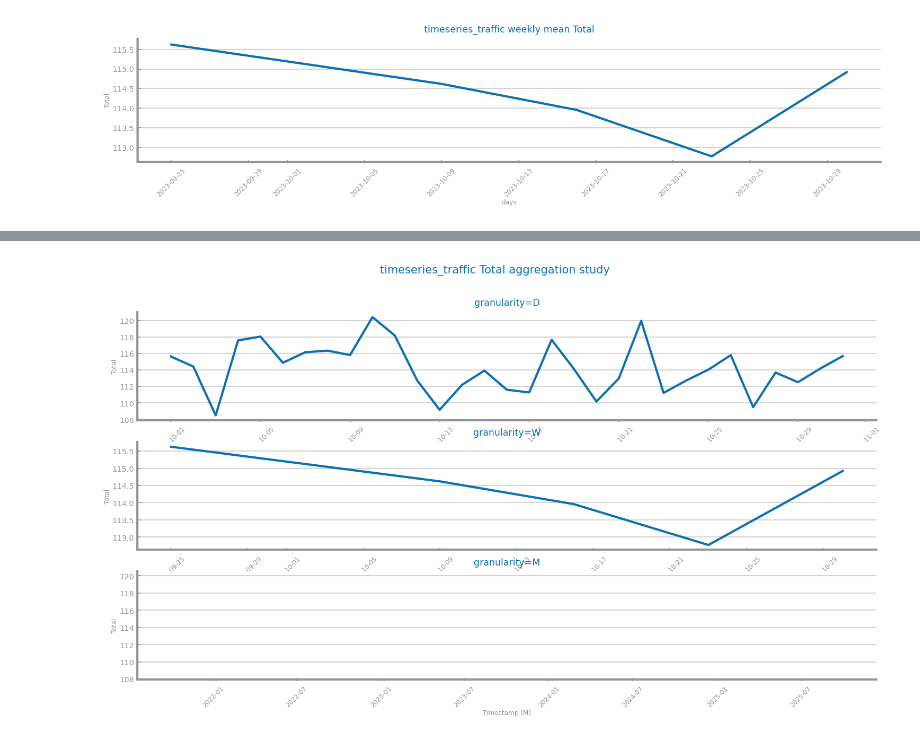
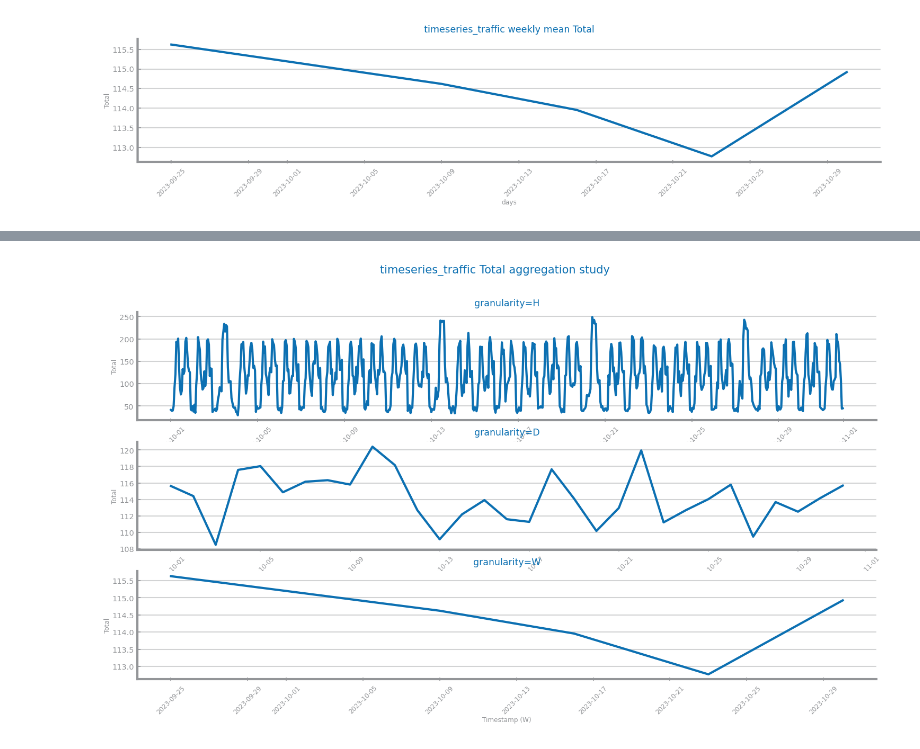
Before and after one commit to DaviGiordano/data-science-course-project, a Jupyter notebook: ipynb_files/Time Series/Analysis/Lab412_ts_granularity_traffic.ipynb, the cells around one changed output, grey strips where cells are left out. Cells and saved outputs as stored; diff of their text form; code cells hidden in the pictures.

```diff
--- a/ipynb_files/Time Series/Analysis/Lab412_ts_granularity_traffic.ipynb
+++ b/ipynb_files/Time Series/Analysis/Lab412_ts_granularity_traffic.ipynb
@@ -107,15 +78,0 @@ fig.show()
-# %%
-granularity = "M"
-
-ss_days: Series = ts_aggregation_by(series, granularity)
-fig, ax = subplots(figsize=(3 * HEIGHT, HEIGHT / 2))
-plot_line_chart(
-    ss_days.index.to_list(),
-    ss_days.to_list(),
-    ax=ax,
-    xlabel="days",
-    ylabel=target,
-    title=f"{file_tag} monthly mean {target}",
-)
-fig.savefig(fname=f"./images/{file_tag}_granularity_{granularity}.png")
-fig.show()
@@ -124,15 +78,0 @@ fig.show()
-# %%
-granularity = "Q"
-
-ss_days: Series = ts_aggregation_by(series, granularity)
-fig, ax = subplots(figsize=(3 * HEIGHT, HEIGHT / 2))
-plot_line_chart(
-    ss_days.index.to_list(),
-    ss_days.to_list(),
-    ax=ax,
-    xlabel="days",
-    ylabel=target,
-    title=f"{file_tag} quarterly mean {target}",
-)
-fig.savefig(fname=f"./images/{file_tag}_granularity_{granularity}.png")
-fig.show()
@@ -141,25 +79,25 @@ fig.show()
 # %%
 from matplotlib.pyplot import subplots
 from matplotlib.axes import Axes
 from matplotlib.figure import Figure
 
 
-grans: list[str] = ["D", "W", "M"]
+grans: list[str] = ["H", "D", "W"]
 fig: Figure
 axs: list[Axes]
 fig, axs = subplots(len(grans), 1, figsize=(3 * HEIGHT, HEIGHT / 2 * len(grans)))
 fig.suptitle(f"{file_tag} {target} aggregation study")
 
 for i in range(len(grans)):
     ss: Series = ts_aggregation_by(series, grans[i])
     plot_line_chart(
         ss.index.to_list(),
         ss.to_list(),
         ax=axs[i],
         xlabel=f"{ss.index.name} ({grans[i]})",
         ylabel=target,
         title=f"granularity={grans[i]}",
     )
 show()
 # %% [output]
-[figure, old version]
+[figure, new version]
```
Also changed, not shown: parts of 10 cells of this notebook, 10 other files.
